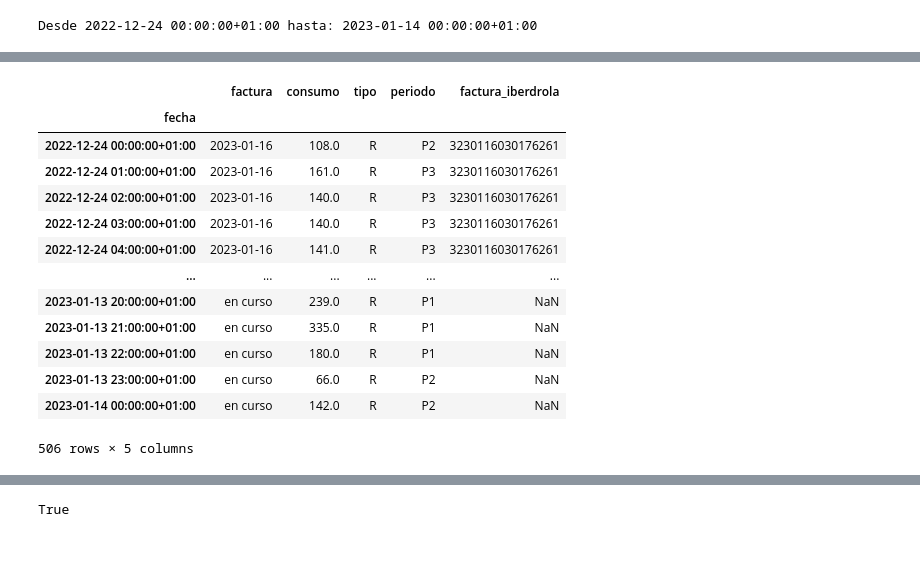
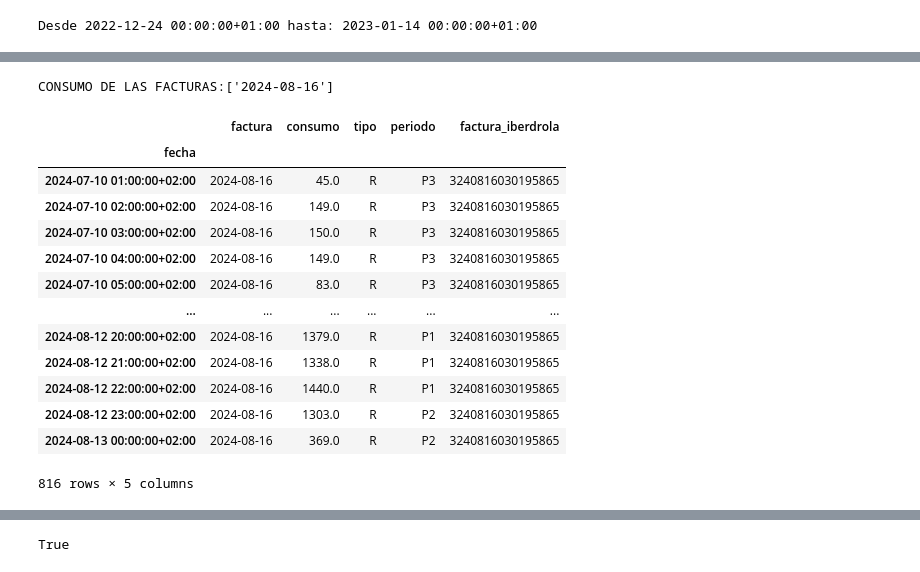
Before and after one commit to nachoplus/kwhmeter_utils, a Jupyter notebook: jupyter/pruebas.ipynb, the cells around one changed output, grey strips where cells are left out. Cells and saved outputs as stored; diff of their text form; code cells hidden in the pictures.

```diff
--- a/jupyter/pruebas.ipynb
+++ b/jupyter/pruebas.ipynb
@@ -41,7 +42,8 @@ start = kwm.timezone.localize(datetime(2022, 12,24)-timedelta(days=0))
 end=kwm.timezone.localize(datetime(2023, 1,14)-timedelta(days=0))
 print(f'Desde {start} hasta: {end}')
 #consumos=domicilio.consumo_facturado(['2022-11-25','2022-12-25'])
-consumos=domicilio.consumo(start,end)
+#consumos=domicilio.consumo(start,end)
+datos,consumos=common.flex_consumos('padilla',factura=['2024-08-16'])
 consumos
 # %% [output]
 Desde 2022-12-24 00:00:00+01:00 hasta: 2023-01-14 00:00:00+01:00
@@ -48,17 +51,18 @@ Desde 2022-12-24 00:00:00+01:00 hasta: 2023-01-14 00:00:00+01:00
+CONSUMO DE LAS FACTURAS:['2024-08-16']
 |  | factura | consumo | tipo | periodo | factura_iberdrola |
 | fecha |  |  |  |  |  |
-| 2022-12-24 00:00:00+01:00 | 2023-01-16 | 108.0 | R | P2 | 3230116030176261 |
-| 2022-12-24 01:00:00+01:00 | 2023-01-16 | 161.0 | R | P3 | 3230116030176261 |
-| 2022-12-24 02:00:00+01:00 | 2023-01-16 | 140.0 | R | P3 | 3230116030176261 |
-| 2022-12-24 03:00:00+01:00 | 2023-01-16 | 140.0 | R | P3 | 3230116030176261 |
-| 2022-12-24 04:00:00+01:00 | 2023-01-16 | 141.0 | R | P3 | 3230116030176261 |
+| 2024-07-10 01:00:00+02:00 | 2024-08-16 | 45.0 | R | P3 | 3240816030195865 |
+| 2024-07-10 02:00:00+02:00 | 2024-08-16 | 149.0 | R | P3 | 3240816030195865 |
+| 2024-07-10 03:00:00+02:00 | 2024-08-16 | 150.0 | R | P3 | 3240816030195865 |
+| 2024-07-10 04:00:00+02:00 | 2024-08-16 | 149.0 | R | P3 | 3240816030195865 |
+| 2024-07-10 05:00:00+02:00 | 2024-08-16 | 83.0 | R | P3 | 3240816030195865 |
 | ... | ... | ... | ... | ... | ... |
-| 2023-01-13 20:00:00+01:00 | en curso | 239.0 | R | P1 | NaN |
-| 2023-01-13 21:00:00+01:00 | en curso | 335.0 | R | P1 | NaN |
-| 2023-01-13 22:00:00+01:00 | en curso | 180.0 | R | P1 | NaN |
-| 2023-01-13 23:00:00+01:00 | en curso | 66.0 | R | P2 | NaN |
-| 2023-01-14 00:00:00+01:00 | en curso | 142.0 | R | P2 | NaN |
+| 2024-08-12 20:00:00+02:00 | 2024-08-16 | 1379.0 | R | P1 | 3240816030195865 |
+| 2024-08-12 21:00:00+02:00 | 2024-08-16 | 1338.0 | R | P1 | 3240816030195865 |
+| 2024-08-12 22:00:00+02:00 | 2024-08-16 | 1440.0 | R | P1 | 3240816030195865 |
+| 2024-08-12 23:00:00+02:00 | 2024-08-16 | 1303.0 | R | P2 | 3240816030195865 |
+| 2024-08-13 00:00:00+02:00 | 2024-08-16 | 369.0 | R | P2 | 3240816030195865 |
-506 rows × 5 columns
+816 rows × 5 columns
 # %%
 consumos.to_csv('consumos.csv')
 # %%
```
Also changed, not shown: parts of 13 cells of this notebook, 4 other files.
